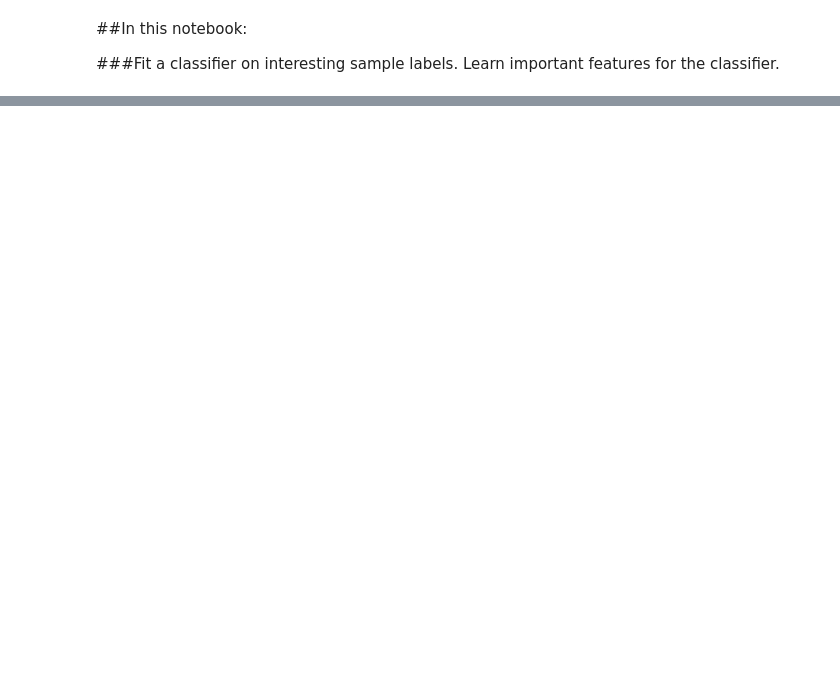
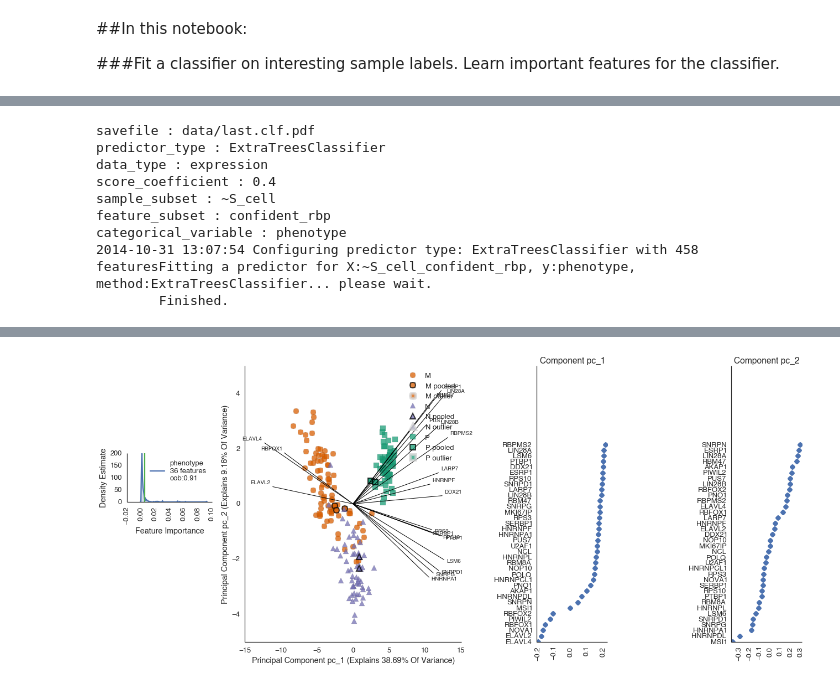
Before and after one commit to YeoLab/flotilla, a Jupyter notebook: talks/CSHL_biological_data_science_2014/examples/3_Classification.ipynb, the cells around one changed output, grey strips where cells are left out. Cells and saved outputs as stored; diff of their text form; code cells hidden in the pictures; blank space fills up the shorter version.

```diff
--- a/talks/CSHL_biological_data_science_2014/examples/3_Classification.ipynb
+++ b/talks/CSHL_biological_data_science_2014/examples/3_Classification.ipynb
@@ -52,0 +67,14 @@ study.interactive_classifier()
+# %%
+study.interactive_classifier(feature_subsets=['confident_rbp'],
+                             categorical_variables=['phenotype'],
+                             score_coefficient=.4);
+# %% [output]
+savefile : data/last.clf.pdf
+predictor_type : ExtraTreesClassifier
+data_type : expression
+score_coefficient : 0.4
+sample_subset : ~S_cell
+feature_subset : confident_rbp
+categorical_variable : phenotype
+2014-10-31 13:07:54 Configuring predictor type: ExtraTreesClassifier with 458 featuresFitting a predictor for X:~S_cell_confident_rbp, y:phenotype, method:ExtraTreesClassifier... please wait.
+        Finished.
@@ -52,0 +83 @@ study.interactive_classifier()
+[figure, added]
```
Also changed, not shown: parts of 5 cells of this notebook, 2 other files.
